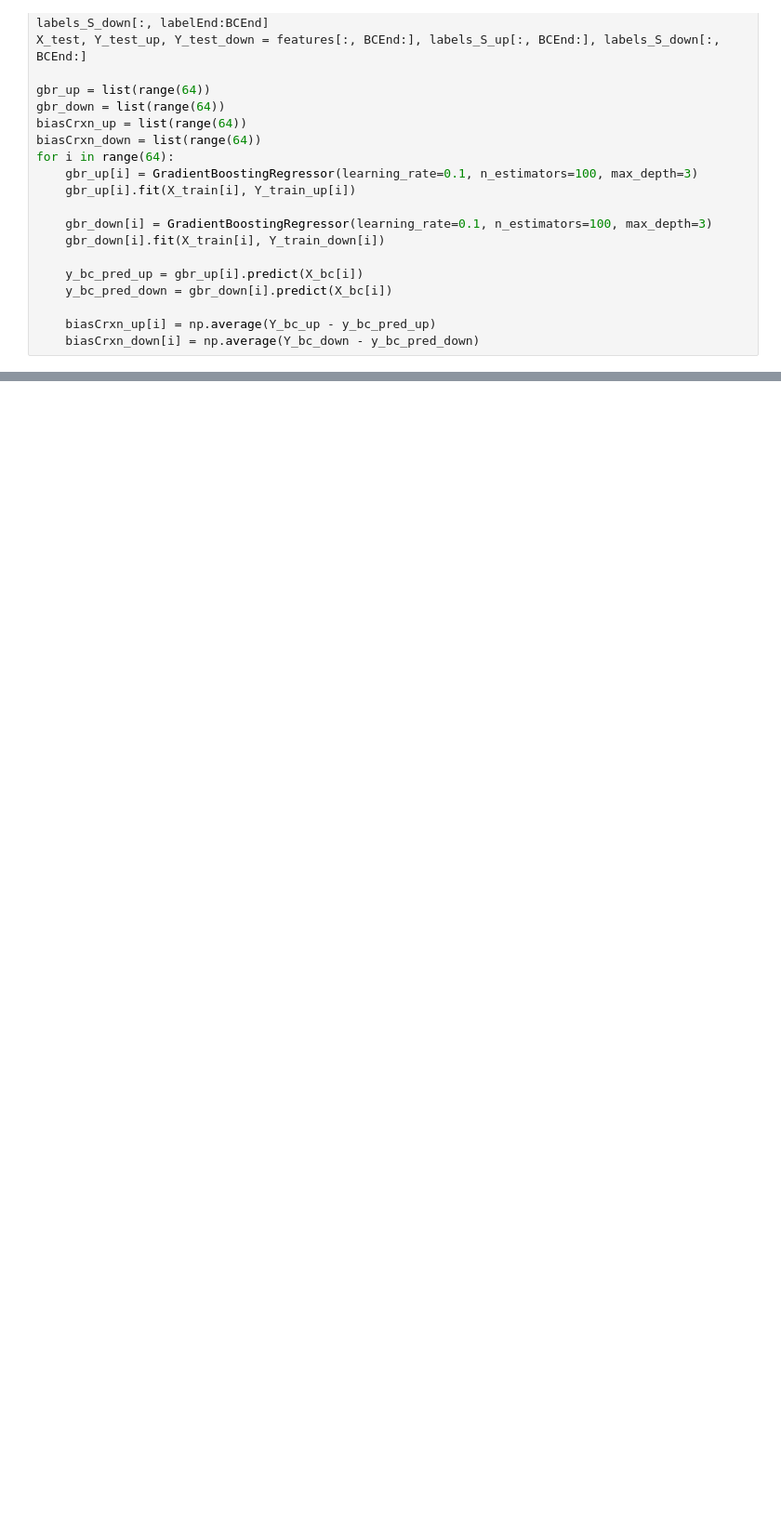
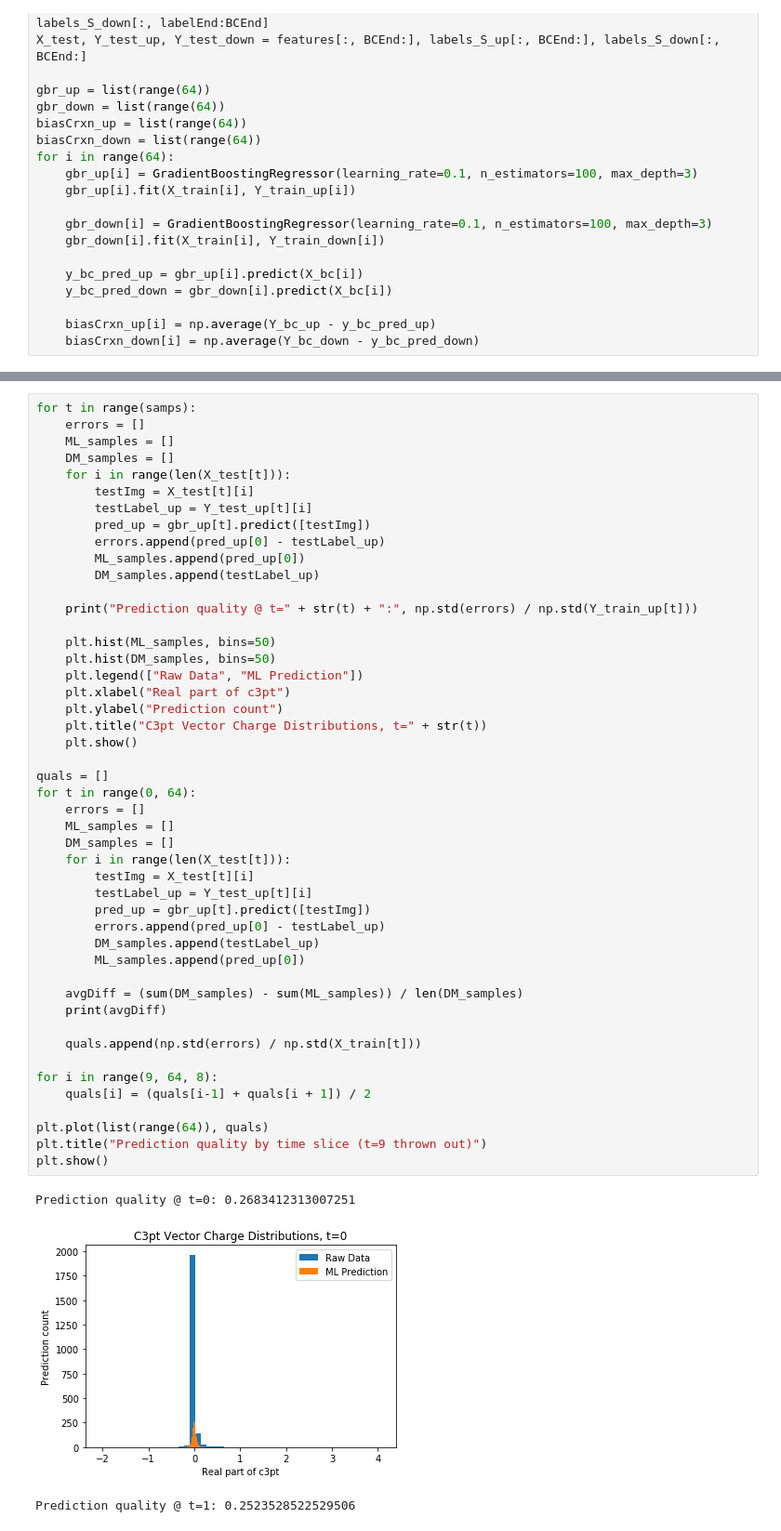
Before and after one commit to jacarolan/BNL_QCD_ML, a Jupyter notebook: ML/Python/Time Slice Prediction.ipynb, the cells around one changed output, grey strips where cells are left out. Shown at 93% size. Drawn from its saved outputs; the diff is of its cells as text; blank space fills up the shorter version.

```diff
--- a/ML/Python/Time Slice Prediction.ipynb
+++ b/ML/Python/Time Slice Prediction.ipynb
@@ -261,0 +301,51 @@ Prediction quality @ t=5: 0.015259880650556576
+# %%
+for t in range(samps):
+    errors = []
+    ML_samples = []
+    DM_samples = []
+    for i in range(len(X_test[t])):
+        testImg = X_test[t][i]
+        testLabel_up = Y_test_up[t][i]
+        pred_up = gbr_up[t].predict([testImg])
+        errors.append(pred_up[0] - testLabel_up)
+        ML_samples.append(pred_up[0])
+        DM_samples.append(testLabel_up)
+
+    print("Prediction quality @ t=" + str(t) + ":", np.std(errors) / np.std(Y_train_up[t]))
+
+    plt.hist(ML_samples, bins=50)
+    plt.hist(DM_samples, bins=50)
+    plt.legend(["Raw Data", "ML Prediction"])
+    plt.xlabel("Real part of c3pt")
+    plt.ylabel("Prediction count")
+    plt.title("C3pt Vector Charge Distributions, t=" + str(t))
+    plt.show()
+
+quals = []
+for t in range(0, 64):
+    errors = []
+    ML_samples = []
+    DM_samples = []
+    for i in range(len(X_test[t])):
+        testImg = X_test[t][i]
+        testLabel_up = Y_test_up[t][i]
+        pred_up = gbr_up[t].predict([testImg])
+        errors.append(pred_up[0] - testLabel_up)
+        DM_samples.append(testLabel_up)
+        ML_samples.append(pred_up[0])
+
+    avgDiff = (sum(DM_samples) - sum(ML_samples)) / len(DM_samples)
+    print(avgDiff)
+
+    quals.append(np.std(errors) / np.std(X_train[t]))
+
+for i in range(9, 64, 8):
+    quals[i] = (quals[i-1] + quals[i + 1]) / 2
+
+plt.plot(list(range(64)), quals)
+plt.title("Prediction quality by time slice (t=9 thrown out)")
+plt.show()
+# %% [output]
+Prediction quality @ t=0: 0.2683412313007251
+[figure, added]
+Prediction quality @ t=1: 0.2523528522529506
```
Also changed, not shown: parts of 7 cells of this notebook, 2 other files.
